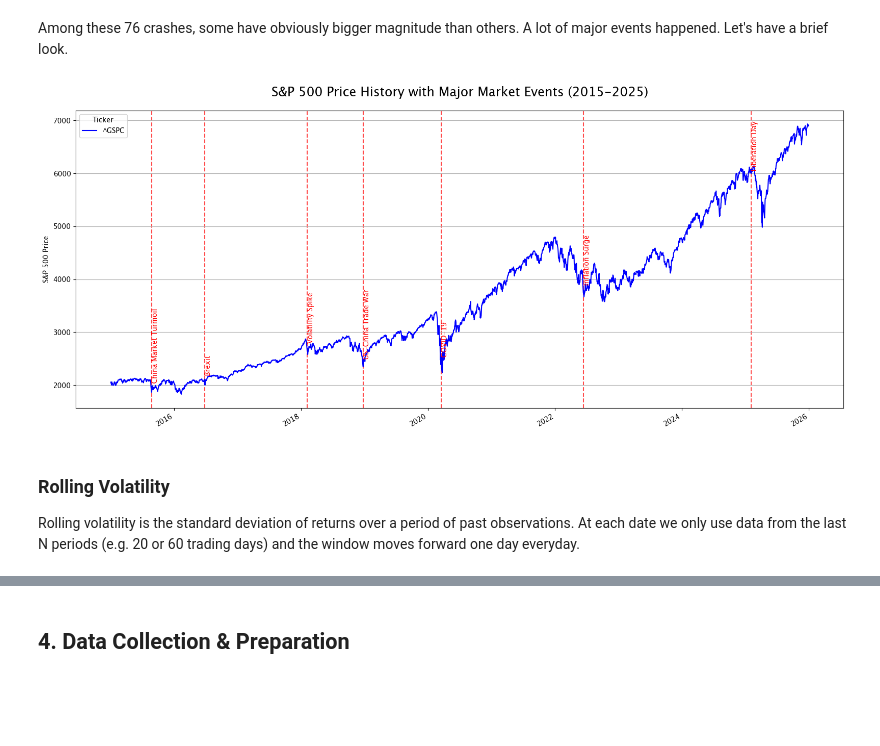
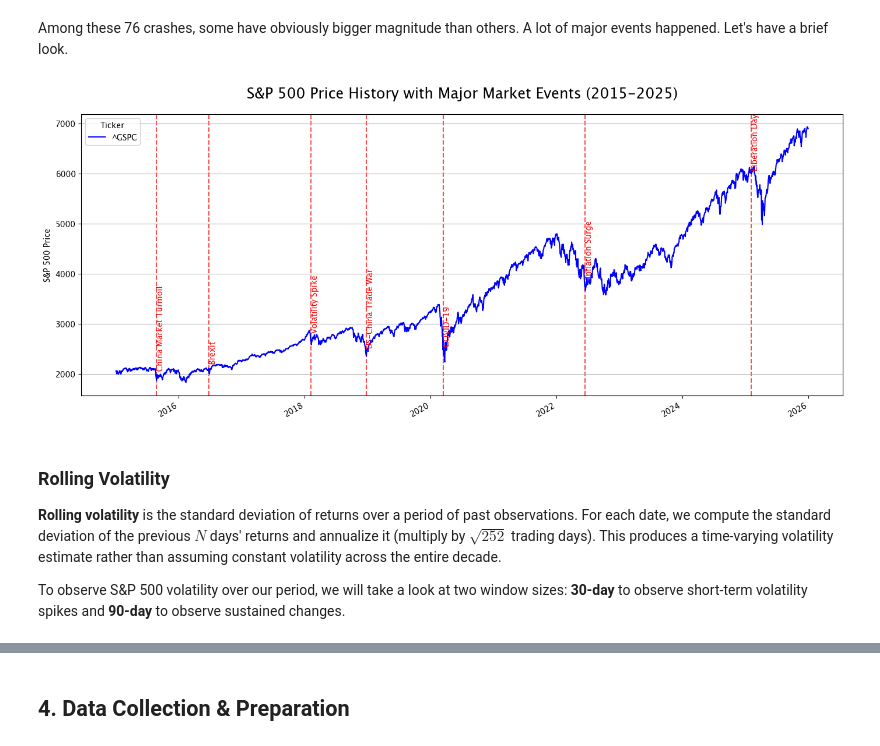
Before and after one commit to yannzg/sp500-rebounds, a Jupyter notebook: analysis.ipynb, the cells around one changed output, grey strips where cells are left out. Saved outputs shown, nothing was run; the diff lists cells and outputs as text; code cells hidden in the pictures; blank space fills up the shorter version.

Commit message:
adding rolling volatility

```diff
--- a/analysis.ipynb
+++ b/analysis.ipynb
@@ -257,36 +257,38 @@ Among these 76 crashes, some have obviously bigger magnitude than others. A lot
 # %%
 major_events = [
     ("2015-08-24", "  China Market Turmoil"),
     ("2016-06-24", "  Brexit"),
     ("2018-02-05", "  Volatility Spike"),
     ("2018-12-24", "  US-China Trade War"),
     ("2020-03-16", "  COVID-19"),
     ("2022-06-13", "  Inflation Surge"),
     ("2025-02-03", "Liberation Day"),
 ]
 
 
-ax = sp500["Close"].plot(figsize=(16, 7), linewidth=1.5, color="blue", label="S&P 500", zorder=2, ylabel="S&P 500 Price")
+ax = sp500["Close"].plot(figsize=(14, 6), linewidth=1.5, color="blue", label="S&P 500", zorder=2, ylabel="S&P 500 Price")
 
 # Add event markers
 for date_str, event_name in major_events:
     event_date = pd.Timestamp(date_str)
     if event_date not in sp500.index:
         continue
     c = sp500.loc[event_date, "Close"]
     price = float(c.iloc[0] if isinstance(c, pd.Series) else c)
     ax.axvline(event_date, color="red", linestyle="--", alpha=0.7, linewidth=1.5, zorder=1)
     ax.text(event_date, price, f"  {event_name}", rotation=90, color="red")
 
 ax.grid(True, axis="y")
 ax.set_xlabel("")
 ax.set_title("S&P 500 Price History with Major Market Events (2015-2025)", fontsize=18, pad=20)
 
 plt.tight_layout()
 plt.show()
 # %% [output]
-[figure, old version]
+[figure, new version]
 # %% [markdown]
 ### Rolling Volatility
 
-Rolling volatility is the standard deviation of returns over a period of past observations. At each date we only use data from the last N periods (e.g. 20 or 60 trading days) and the window moves forward one day everyday.
+**Rolling volatility** is the standard deviation of returns over a period of past observations. For each date, we compute the standard deviation of the previous $N$ days' returns and annualize it (multiply by $\sqrt{252}$ trading days). This produces a time-varying volatility estimate rather than assuming constant volatility across the entire decade.
+
+To observe S&P 500 volatility over our period, we will take a look at two window sizes: **30-day** to observe short-term volatility spikes and **90-day** to observe sustained changes.
```
Also changed, not shown: parts of 5 cells of this notebook.
